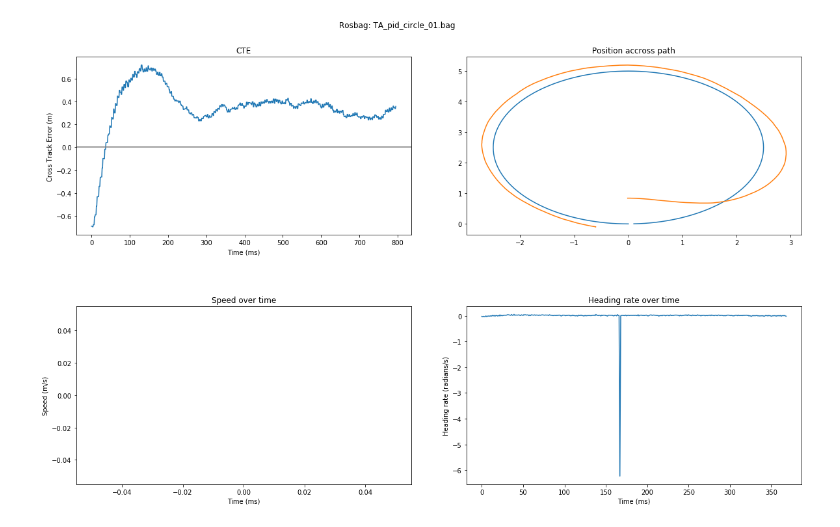
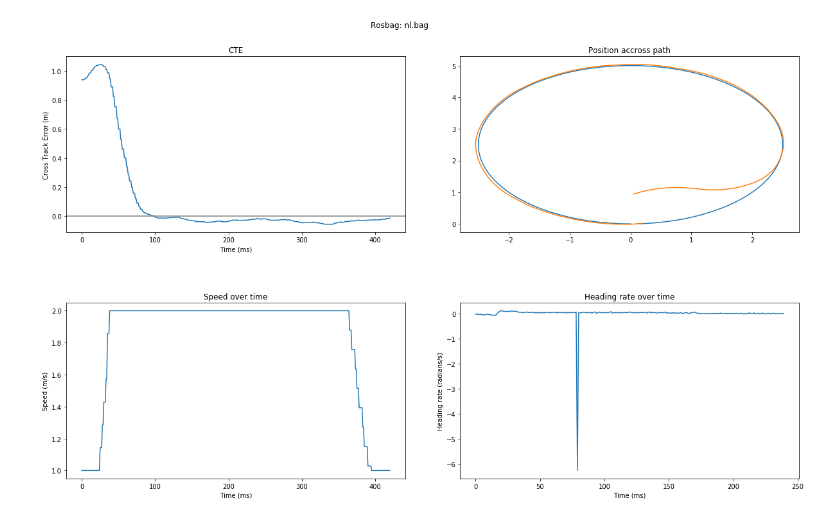
Before and after one commit to nathanyi96/490R-Mobile-Robots, a Jupyter notebook: src/lab2/bags/Controller Plotting.ipynb, the cells around one changed output. Cells and saved outputs as stored; diff of their text form; code cells hidden in the pictures.

```diff
--- a/src/lab2/bags/Controller Plotting.ipynb
+++ b/src/lab2/bags/Controller Plotting.ipynb
@@ -21,7 +21,7 @@ def pose_to_config(pose):
 # %%
 
 # put the bag name here.
-bag_name = "TA_pid_circle_01.bag"
+bag_name = "nl.bag"
 
 bag = rosbag.Bag(bag_name)
 error = []
@@ -54,31 +54,31 @@ path_xs = path[:,0]
 path_ys = path[:,1]
 
 poses_xs = poses[:, 0]
 poses_ys = poses[:, 1]
 
 plt.subplot(222)
 plt.title("Position accross path")
 plt.plot(path_xs, path_ys, poses_xs, poses_ys)
 plt.tight_layout()
 fig = plt.gcf()
 fig.set_size_inches(18.5, 10.5)
 fig.suptitle("Rosbag: " + bag_name)
 
 plt.subplot(223)
 plt.plot(speeds)
 
 plt.title("Speed over time")
 plt.ylabel("Speed (m/s)")
 plt.xlabel("Time (ms)")
 
 plt.subplot(224)
 angle_delta = poses[1:,2] - poses[:-1,2]
 plt.plot(angle_delta)
 
 plt.title("Heading rate over time")
 plt.ylabel("Heading rate (radians/s)")
 plt.xlabel("Time (ms)")
 
 plt.show()
 # %% [output]
-[figure, old version]
+[figure, new version]
```
Also changed, not shown: 13 other files.
